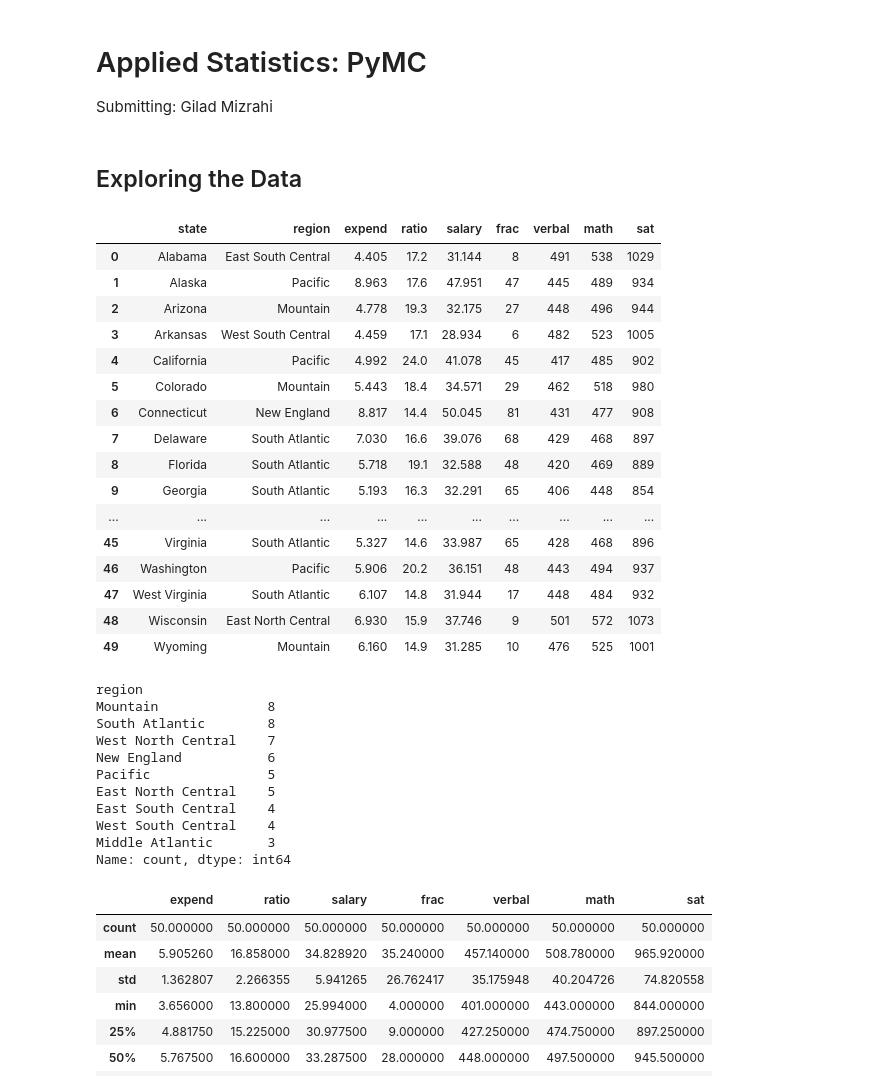
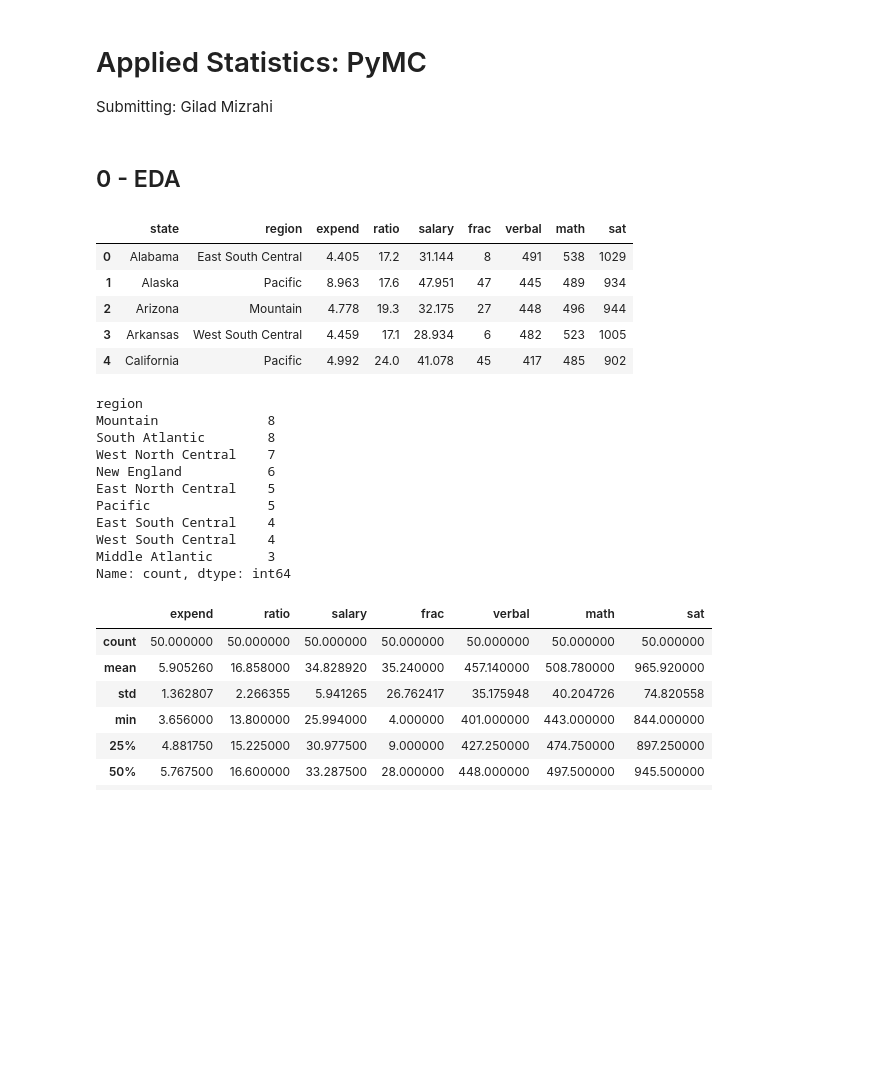
Before and after one commit to NotUniqueUser/applied-stats-project, a Jupyter notebook: pymc.ipynb, the cells around one changed output. Saved outputs shown, nothing was run; the diff lists cells and outputs as text; code cells hidden in the pictures; blank space fills up the shorter version.

```diff
--- a/pymc.ipynb
+++ b/pymc.ipynb
@@ -2,20 +2,21 @@
 # Applied Statistics: PyMC
 
 Submitting: Gilad Mizrahi
-# %% [markdown]
-## Exploring the Data
+# %% [markdown]
+## 0 - EDA
 # %%
+import arviz as az
+import numpy as np
+import pandas as pd
 import pymc as pm
-import arviz as az
+import seaborn as sns
 import statsmodels.api as sm
-import pingouin as pg
+from matplotlib import pyplot as plt
 from scipy import stats
-from sklearn.linear_model import Ridge
-from statsmodels.stats.outliers_influence import variance_inflation_factor as VIF
-from matplotlib import pyplot as plt
-import seaborn as sns
-import pandas as pd
-import numpy as np
+
+az.rcParams["stats.round_to"] = 2
+az.style.use("arviz-variat")
+
 
 df = sm.datasets.get_rdataset("SAT", "mosaicData").data
 
@@ -52,47 +53,35 @@ REGIONS = {
     "New Jersey": "Middle Atlantic",
     "New Mexico": "Mountain",
     "New York": "Middle Atlantic",
     "North Carolina": "South Atlantic",
     "North Dakota": "West North Central",
     "Ohio": "East North Central",
     "Oklahoma": "West South Central",
     "Oregon": "Pacific",
     "Pennsylvania": "Middle Atlantic",
     "Rhode Island": "New England",
     "South Carolina": "South Atlantic",
     "South Dakota": "West North Central",
     "Tennessee": "East South Central",
     "Texas": "West South Central",
     "Utah": "Mountain",
     "Vermont": "New England",
     "Virginia": "South Atlantic",
     "Washington": "Pacific",
     "West Virginia": "South Atlantic",
     "Wisconsin": "East North Central",
     "Wyoming": "Mountain",
 }
 
-df.insert(1, "region", df["state"].map(REGIONS))
-
-df
+df.insert(1, "region", pd.Categorical(df["state"].map(REGIONS)))
+df.head()
 # %% [output]
 |  | state | region | expend | ratio | salary | frac | verbal | math | sat |
 | 0 | Alabama | East South Central | 4.405 | 17.2 | 31.144 | 8 | 491 | 538 | 1029 |
 | 1 | Alaska | Pacific | 8.963 | 17.6 | 47.951 | 47 | 445 | 489 | 934 |
 | 2 | Arizona | Mountain | 4.778 | 19.3 | 32.175 | 27 | 448 | 496 | 944 |
 | 3 | Arkansas | West South Central | 4.459 | 17.1 | 28.934 | 6 | 482 | 523 | 1005 |
 | 4 | California | Pacific | 4.992 | 24.0 | 41.078 | 45 | 417 | 485 | 902 |
-| 5 | Colorado | Mountain | 5.443 | 18.4 | 34.571 | 29 | 462 | 518 | 980 |
-| 6 | Connecticut | New England | 8.817 | 14.4 | 50.045 | 81 | 431 | 477 | 908 |
-| 7 | Delaware | South Atlantic | 7.030 | 16.6 | 39.076 | 68 | 429 | 468 | 897 |
-| 8 | Florida | South Atlantic | 5.718 | 19.1 | 32.588 | 48 | 420 | 469 | 889 |
-| 9 | Georgia | South Atlantic | 5.193 | 16.3 | 32.291 | 65 | 406 | 448 | 854 |
-| ... | ... | ... | ... | ... | ... | ... | ... | ... | ... |
-| 45 | Virginia | South Atlantic | 5.327 | 14.6 | 33.987 | 65 | 428 | 468 | 896 |
-| 46 | Washington | Pacific | 5.906 | 20.2 | 36.151 | 48 | 443 | 494 | 937 |
-| 47 | West Virginia | South Atlantic | 6.107 | 14.8 | 31.944 | 17 | 448 | 484 | 932 |
-| 48 | Wisconsin | East North Central | 6.930 | 15.9 | 37.746 | 9 | 501 | 572 | 1073 |
-| 49 | Wyoming | Mountain | 6.160 | 14.9 | 31.285 | 10 | 476 | 525 | 1001 |
 # %%
 df["region"].value_counts()
 # %% [output]
@@ -101,8 +90,8 @@ Mountain              8
 South Atlantic        8
 West North Central    7
 New England           6
+East North Central    5
 Pacific               5
-East North Central    5
 East South Central    4
 West South Central    4
 Middle Atlantic       3
```
Also changed, not shown: parts of 144 cells of this notebook, 5 other files.
